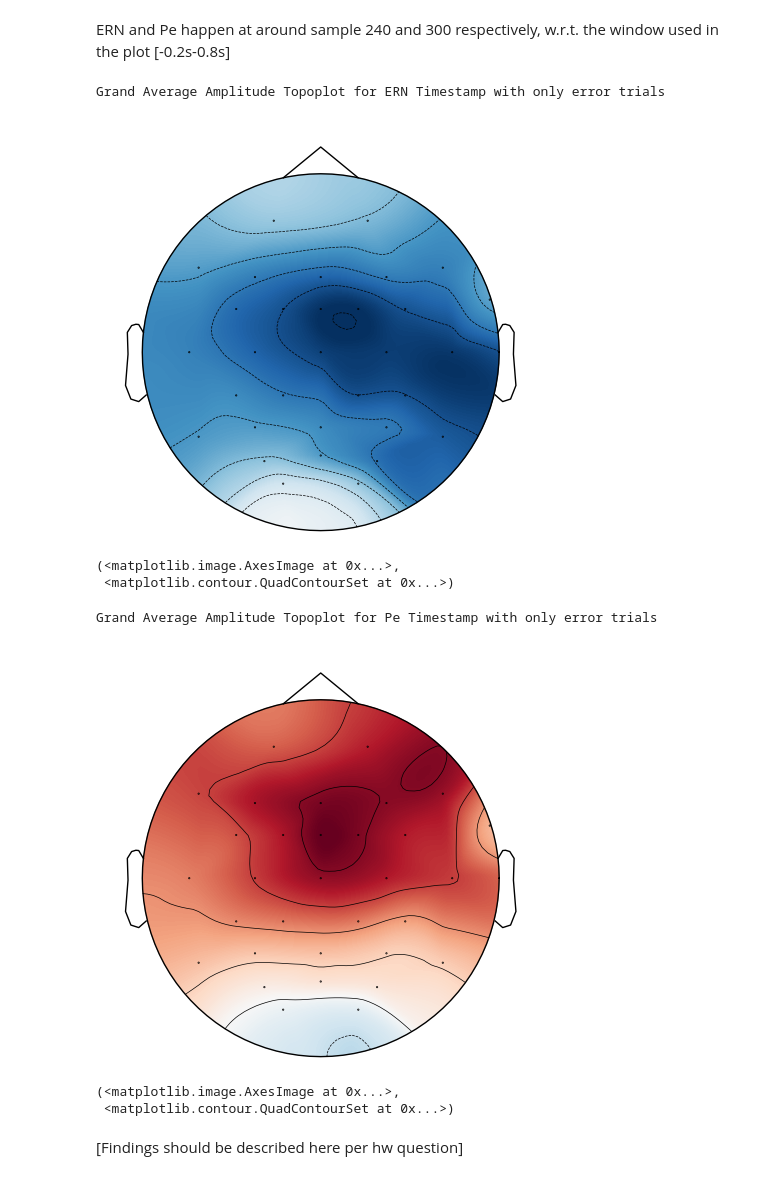
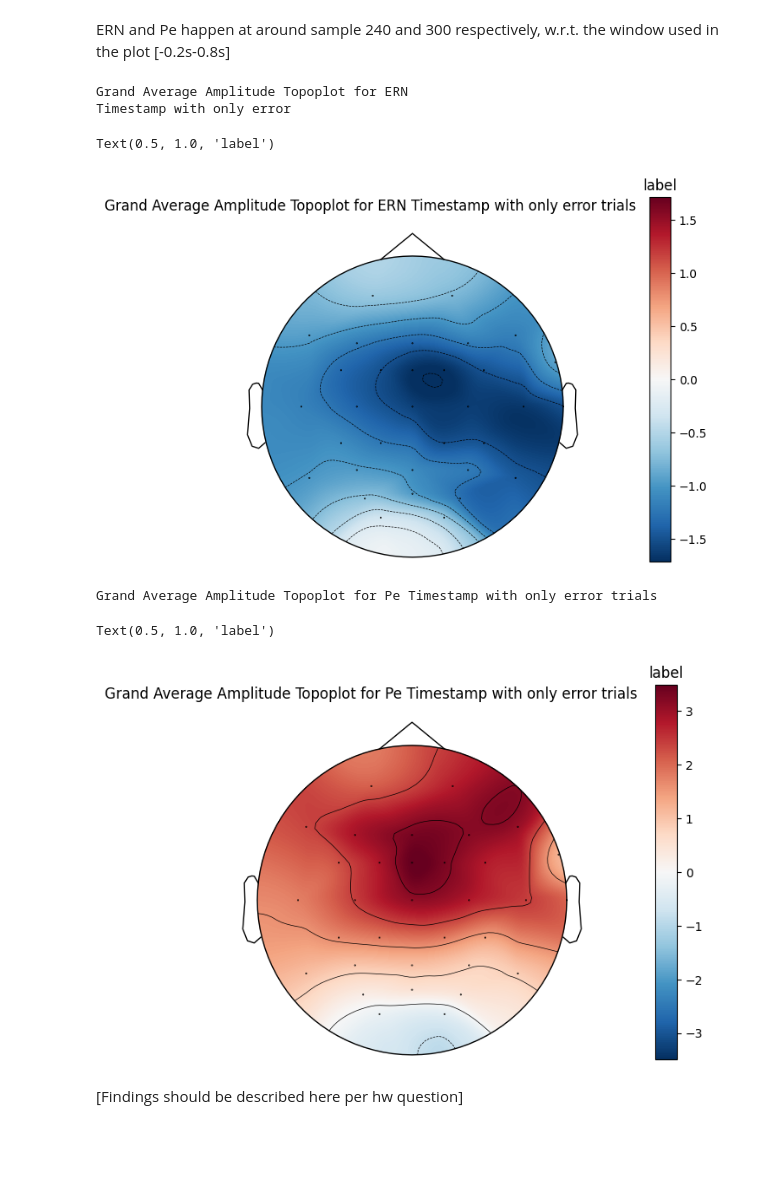
Before and after one commit to coreykarnei/BCI_HW1, a Jupyter notebook: bci_hw1_q2.ipynb, the cells around one changed output. Cells and saved outputs as stored; diff of their text form; code cells hidden in the pictures; blank space fills up the shorter version.

Commit message:
added colorbars

```diff
--- a/bci_hw1_q2.ipynb
+++ b/bci_hw1_q2.ipynb
@@ -141,27 +141,37 @@ magnitudes_data_errors[3] /= magnitudes_counters[3]
 # %%
 ERN_sample = 240
 Pe_sample = 300
 
 multi_magnitude_data_errors = (magnitudes_data_errors[0] + magnitudes_data_errors[1] + magnitudes_data_errors[2] + magnitudes_data_errors[3]) / 4
 
 values = multi_magnitude_data_errors[:,ERN_sample]
 order =  np.array([
                     (-0.025, 0.07), (0.025,0.07), # AF3, AF4
                     (-0.065,0.045),(-0.035,0.04),(0,0.04),(0.035,0.04),(0.065,0.045), # 'F3', 'F1', 'Fz', 'F2', 'F4'
                     (-0.045,0.023), (-0.02,0.023), (0,0.023), (0.02,0.023), (0.045,0.023), # 'FC3', 'FC1', 'FCz', 'FC2', 'FC4'
                     (-0.07,0), (-0.035,0), (0,0),   (0.035,0),  (0.07,0), # 'C3', 'C1', 'Cz', 'C2', 'C4'
                     (0.09,0.028), (-0.045,-0.023), (-0.02,-0.023),  (0.02,-0.023), (0.045,-0.023), # 'CP3', 'CP1', 'CPz', 'CP2', 'CP4'
                     (-0.065,-0.045), (-0.035,-0.04), (0,-0.04), (0.035,-0.04), (0.065,-0.045), # 'P3', 'P1', 'Pz', 'P2', 'P4'
                     (-0.03,-0.058), (0,-0.055), (0.03,-0.058), # 'PO3', 'POz', 'PO4'
                     (-0.02,-0.07), (0.02,-0.07) # 'O1', 'O2'
                 ])
-print("Grand Average Amplitude Topoplot for ERN Timestamp with only error trials")
-plot_topomap(values, order)
+print("Grand Average Amplitude Topoplot for ERN \nTimestamp with only error")
+fig,ax = plt.subplots()
+im,cm   = plot_topomap(values, order, axes=ax,show=False)
+# manually fiddle the position of colorbar
+ax_x_start = 0.95
+ax_x_width = 0.04
+ax_y_start = 0.1
+ax_y_height = 0.9
+ax.set_title("Grand Average Amplitude Topoplot for ERN Timestamp with only error trials                   ")
+cbar_ax = fig.add_axes([ax_x_start, ax_y_start, ax_x_width, ax_y_height])
+clb = fig.colorbar(im, cax=cbar_ax)
+clb.ax.set_title("label")
 # %% [output]
-Grand Average Amplitude Topoplot for ERN Timestamp with only error trials
+Grand Average Amplitude Topoplot for ERN
+Timestamp with only error
+Text(0.5, 1.0, 'label')
-[figure, old version]
+[figure, new version]
-(<matplotlib.image.AxesImage at 0x...>,
- <matplotlib.contour.QuadContourSet at 0x...>)
 # %%
 values = multi_magnitude_data_errors[:,Pe_sample]
 order =  np.array([
@@ -175,12 +185,21 @@ order =  np.array([
                     (-0.02,-0.07), (0.02,-0.07) # 'O1', 'O2'
                 ])
 print("Grand Average Amplitude Topoplot for Pe Timestamp with only error trials")
-plot_topomap(values, order)
+fig,ax = plt.subplots()
+im,cm   = plot_topomap(values, order, axes=ax,show=False)
+# manually fiddle the position of colorbar
+ax.set_title("Grand Average Amplitude Topoplot for Pe Timestamp with only error trials                  ")
+ax_x_start = 0.95
+ax_x_width = 0.04
+ax_y_start = 0.1
+ax_y_height = 0.9
+cbar_ax = fig.add_axes([ax_x_start, ax_y_start, ax_x_width, ax_y_height])
+clb = fig.colorbar(im, cax=cbar_ax)
+clb.ax.set_title("label")
 # %% [output]
 Grand Average Amplitude Topoplot for Pe Timestamp with only error trials
+Text(0.5, 1.0, 'label')
-[figure, old version]
+[figure, new version]
-(<matplotlib.image.AxesImage at 0x...>,
- <matplotlib.contour.QuadContourSet at 0x...>)
 # %% [markdown]
 [Findings should be described here per hw question]
 # %%
```
Also changed, not shown: parts of 2 cells of this notebook.
